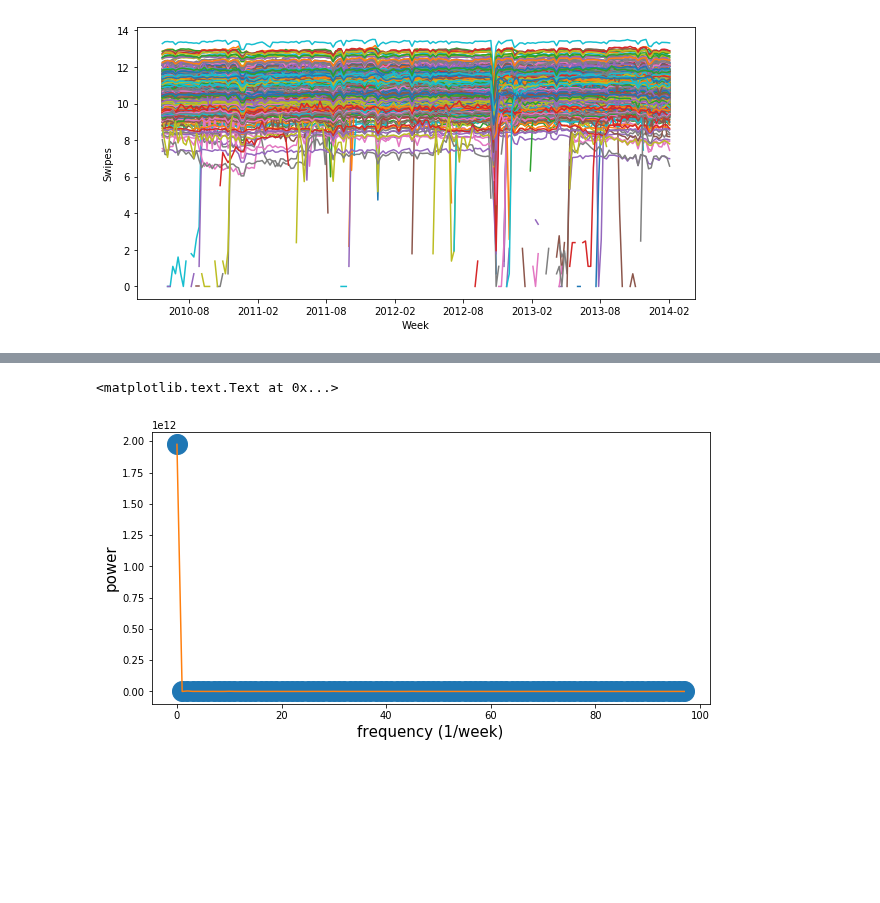
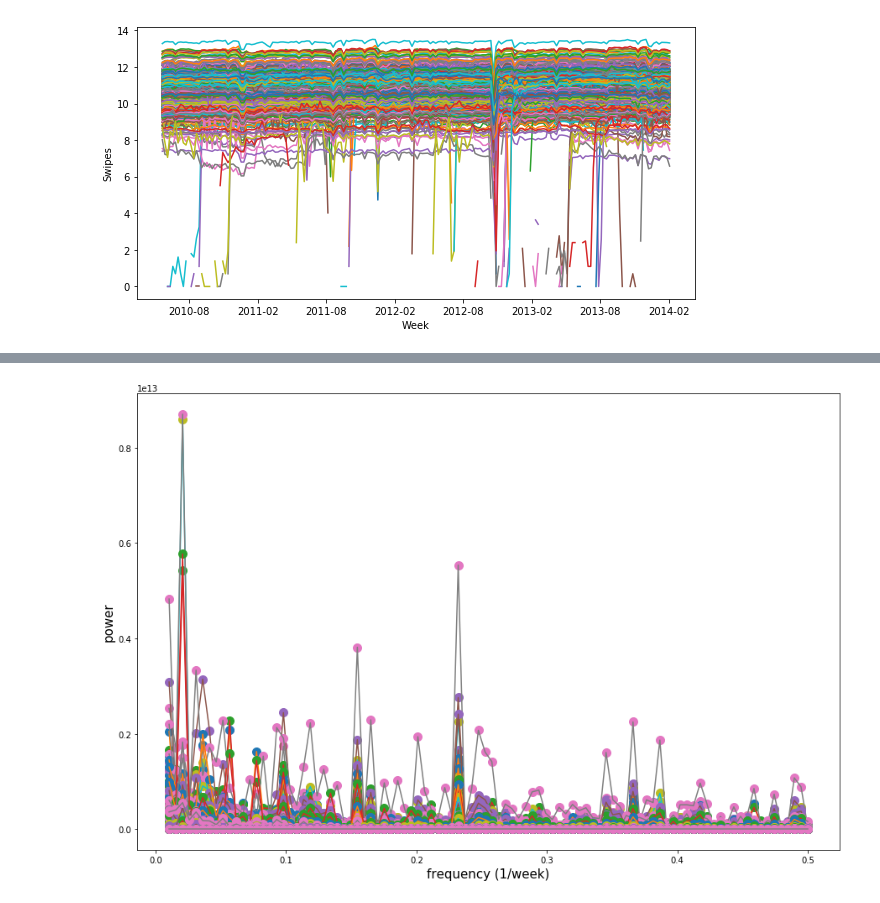
Before and after one commit to tharma3/PUI2018_mrn291, a Jupyter notebook: HW12_mrn291/Assignment_1.ipynb, the cells around one changed output, grey strips where cells are left out. Saved outputs shown, nothing was run; the diff lists cells and outputs as text; code cells hidden in the pictures; blank space fills up the shorter version.

```diff
--- a/HW12_mrn291/Assignment_1.ipynb
+++ b/HW12_mrn291/Assignment_1.ipynb
@@ -111,12 +125,14 @@ ax.plot(np.log(card_sum[2]))
 # %%
-f = np.abs(np.fft.rfft(card_sum[2]))**2
+f = np.abs(np.fft.rfft(card_sum, n=194))**2
+freq = np.fft.rfftfreq(194, 1.0)
 # %%
-fig, ax = plt.subplots(figsize=(10,5))
+fig, ax = plt.subplots(figsize=(15,10))
 
-ax.plot(np.fft.rfftfreq(N, 1.0/f, 'o', ms=20)
-ax.plot(f, '-')
 plt.ylabel("power", fontsize=15)
 plt.xlabel("frequency (1/week)", fontsize=15)
+
+for i in range(599):
+    ax.plot(freq[2:], f[i+1][2:], 'o', ms=10)
+    ax.plot(freq[2:], f[i+1][2:], '-')
 # %% [output]
-<matplotlib.text.Text at 0x...>
-[figure, old version]
+[figure, new version]
```
Also changed, not shown: parts of 7 cells of this notebook.
